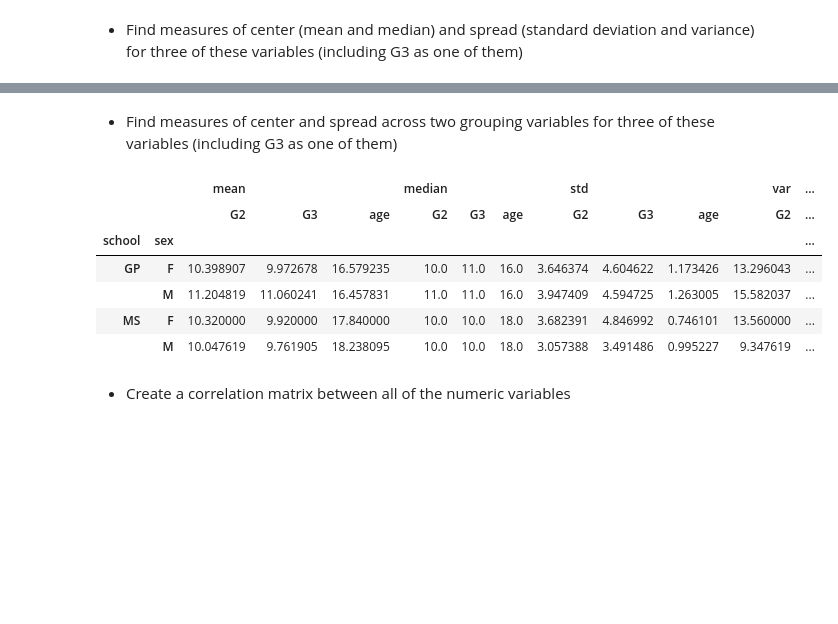
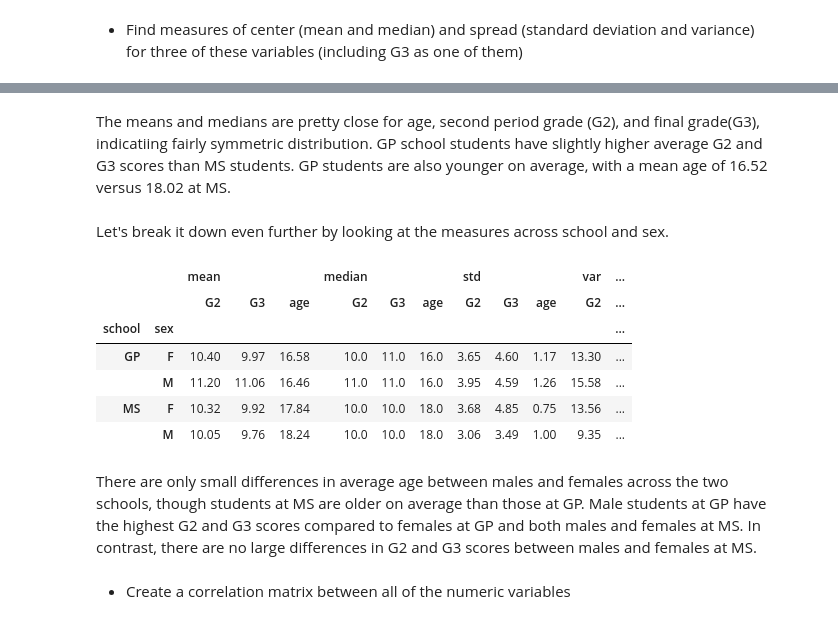
Before and after one commit to hzhoujoy/HW4_ST554, a Jupyter notebook: HW4_JoyZhou.ipynb, the cells around one changed output, grey strips where cells are left out. Cells and saved outputs as stored; diff of their text form; code cells hidden in the pictures; blank space fills up the shorter version.

```diff
--- a/HW4_JoyZhou.ipynb
+++ b/HW4_JoyZhou.ipynb
@@ -73,10 +73,3 @@ Data columns (total 33 columns):
  32  G3          395 non-null    int64
 dtypes: category(5), int64(16), object(12)
 memory usage: 89.1+ KB
-# %%
-# create category version of the variables with renamed categories
-math_score["Pstatus"] = math_score["Pstatus"].astype("category")
-math_score["Pstatus"] = math_score["Pstatus"].cat.rename_categories({
-    "T": "Living Together",
-    "A": "Apart"})
-print(math_score.Pstatus.cat.categories)
@@ -339,20 +310,27 @@ pd.pivot_table(
-# %% [markdown]
-- Find measures of center and spread across two grouping variables for three of these variables (including G3 as one of them)
+# %% [markdown]
+The means and medians are pretty close for age, second period grade (G2), and final grade(G3), indicatiing fairly symmetric distribution. GP school students have slightly higher average G2 and G3 scores than MS students. GP students are also younger on average, with a mean age of 16.52 versus 18.02 at MS.
+# %% [markdown]
+Let's break it down even further by looking at the measures across school and sex.
 # %%
+#Find measures of center and spread across two grouping variables (e.g., school,sex) for three of these variables (age, G2, G3)
+
 pd.pivot_table(
     math_score,
     values = ["age", "G2", "G3"],
     index = ["school","sex"],
-    aggfunc = ["mean", "median", "std", "var"]
-)
+    aggfunc = ["mean", "median", "std", "var"],
+    observed=True
+).round(decimals=2)
 # %% [output]
 |  |  | mean |  |  | median |  |  | std |  |  | var | ... |
 |  |  | G2 | G3 | age | G2 | G3 | age | G2 | G3 | age | G2 | ... |
 | school | sex |  |  |  |  |  |  |  |  |  |  | ... |
-| GP | F | 10.398907 | 9.972678 | 16.579235 | 10.0 | 11.0 | 16.0 | 3.646374 | 4.604622 | 1.173426 | 13.296043 | ... |
-|  | M | 11.204819 | 11.060241 | 16.457831 | 11.0 | 11.0 | 16.0 | 3.947409 | 4.594725 | 1.263005 | 15.582037 | ... |
-| MS | F | 10.320000 | 9.920000 | 17.840000 | 10.0 | 10.0 | 18.0 | 3.682391 | 4.846992 | 0.746101 | 13.560000 | ... |
-|  | M | 10.047619 | 9.761905 | 18.238095 | 10.0 | 10.0 | 18.0 | 3.057388 | 3.491486 | 0.995227 | 9.347619 | ... |
+| GP | F | 10.40 | 9.97 | 16.58 | 10.0 | 11.0 | 16.0 | 3.65 | 4.60 | 1.17 | 13.30 | ... |
+|  | M | 11.20 | 11.06 | 16.46 | 11.0 | 11.0 | 16.0 | 3.95 | 4.59 | 1.26 | 15.58 | ... |
+| MS | F | 10.32 | 9.92 | 17.84 | 10.0 | 10.0 | 18.0 | 3.68 | 4.85 | 0.75 | 13.56 | ... |
+|  | M | 10.05 | 9.76 | 18.24 | 10.0 | 10.0 | 18.0 | 3.06 | 3.49 | 1.00 | 9.35 | ... |
+# %% [markdown]
+There are only small differences in average age between males and females across the two schools, though students at MS are older on average than those at GP. Male students at GP have the highest G2 and G3 scores compared to females at GP and both males and females at MS. In contrast, there are no large differences in G2 and G3 scores between males and females at MS.
 # %% [markdown]
 - Create a correlation matrix between all of the numeric variables
 # %%
```
Also changed, not shown: parts of 36 cells of this notebook.
